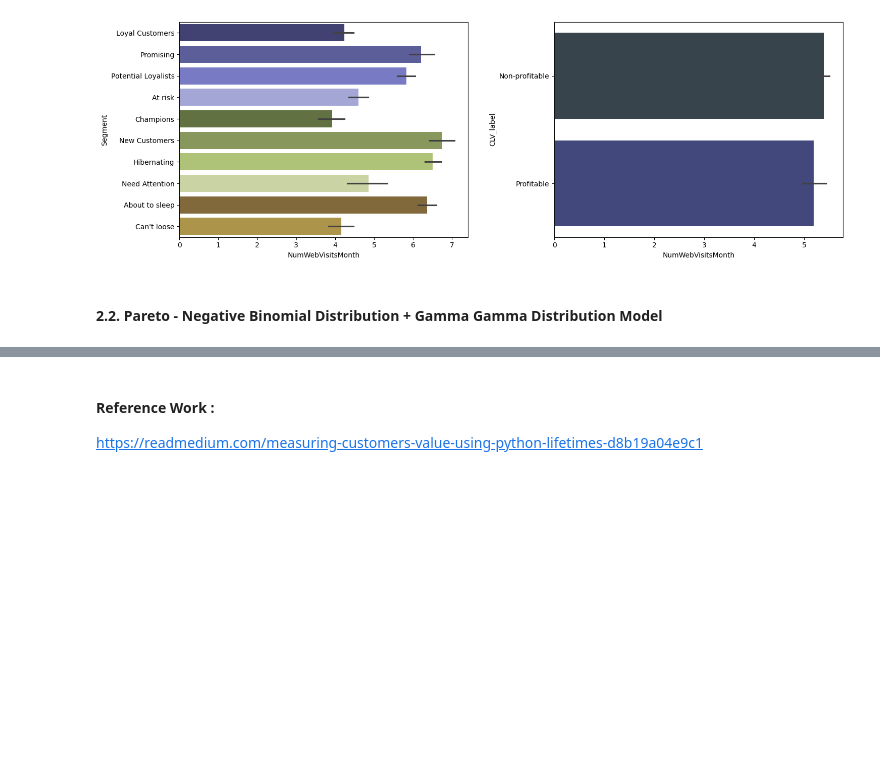
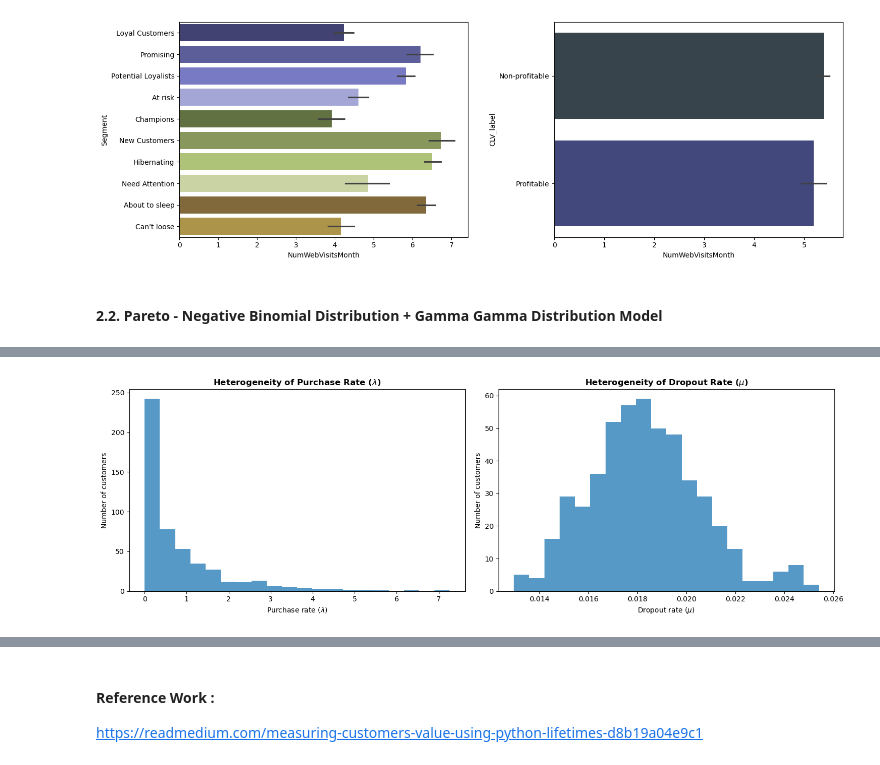
Before and after one commit to annugit1655/Customer-Behaviour-Analysis-with-CLTV, a Jupyter notebook: notebooks/04-CLTV-Probabilistic-models.ipynb, the cells around one changed output, grey strips where cells are left out. Cells and saved outputs as stored; diff of their text form; code cells hidden in the pictures; blank space fills up the shorter version.

Commit message:
'pareto_nbd_modelling'

```diff
--- a/notebooks/04-CLTV-Probabilistic-models.ipynb
+++ b/notebooks/04-CLTV-Probabilistic-models.ipynb
@@ -728,0 +783,32 @@ plt.show()
+# %%
+# Purchase-rate distribution
+lambda_dist = gamma.rvs(
+    a=pnbd_model.params_['r'],
+    scale=1 / pnbd_model.params_['alpha'],
+    size=500
+)
+
+# Dropout-rate distribution
+mu_dist = gamma.rvs(
+    a=pnbd_model.params_['s'],
+    scale=1 / pnbd_model.params_['beta'],
+    size=500
+)
+
+fig, ax = plt.subplots(1, 2, figsize=(15, 5))
+
+ax[0].set_title(r'Heterogeneity of Purchase Rate ($\lambda$)', fontsize=12, fontweight='bold')
+ax[0].hist(lambda_dist, bins=20, alpha=0.75)
+ax[0].set_xlabel(r'Purchase rate ($\lambda$)')
+ax[0].set_ylabel('Number of customers')
+
+ax[1].set_title(r'Heterogeneity of Dropout Rate ($\mu$)', fontsize=12, fontweight='bold')
+ax[1].hist(mu_dist, bins=20, alpha=0.75)
+ax[1].set_xlabel(r'Dropout rate ($\mu$)')
+ax[1].set_ylabel('Number of customers')
+
+plt.tight_layout()
+plt.subplots_adjust(wspace=0.1, hspace=0.1)
+plt.show()
+# %% [output]
+[figure, added]
```
Also changed, not shown: parts of 14 cells of this notebook.
